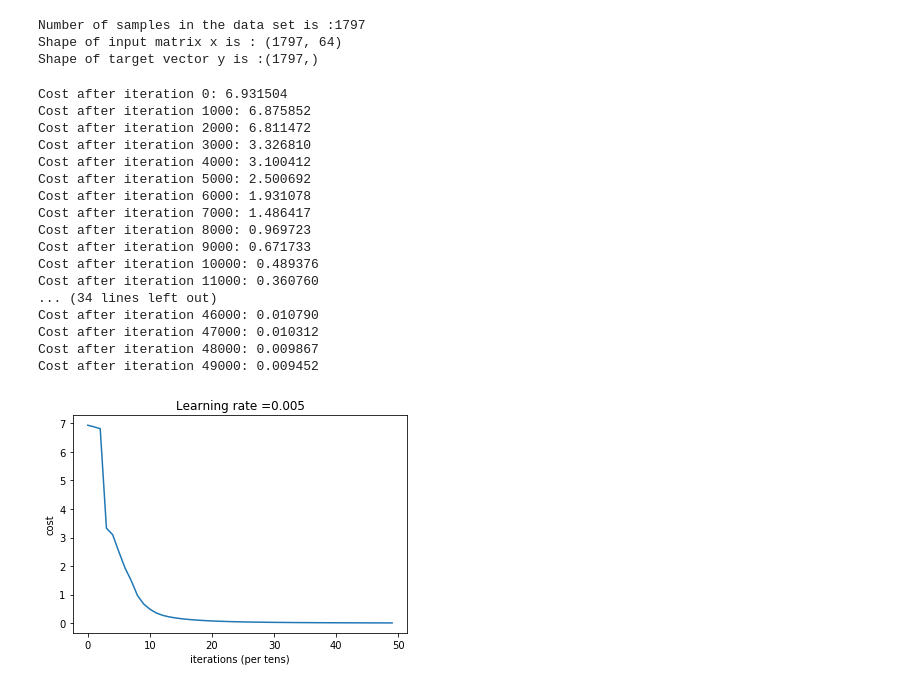
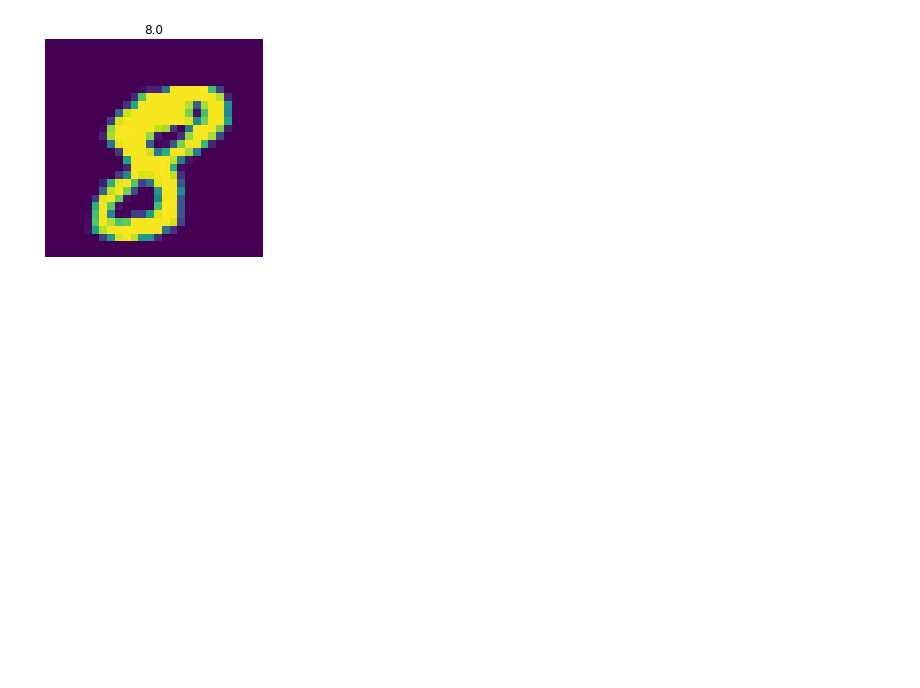
Before and after one commit to valeriagab/-neural_network, a Jupyter notebook: digit_from_scratch.ipynb, the cells around one changed output. Cells and saved outputs as stored; diff of their text form; code cells hidden in the pictures; blank space fills up the shorter version.

```diff
--- a/digit_from_scratch.ipynb
+++ b/digit_from_scratch.ipynb
@@ -29,13 +0,0 @@ for index,(image,label) in enumerate(images_and_labels[:15]):
-# %%
-#Define variables
-n_samples=len(digits.images)
-print("Number of samples in the data set is :"+ str(n_samples))
-
-x=digits.data
-print("Shape of input matrix x is : "+str(x.shape))
-y=digits.target
-print("Shape of target vector y is :"+str(y.shape))
-# %% [output]
-Number of samples in the data set is :1797
-Shape of input matrix x is : (1797, 64)
-Shape of target vector y is :(1797,)
@@ -214,21 +0,0 @@ def L_layer_model(X, Y, layers_dims, learning_rate = 0.005, num_iterations = 300
-# %%
-parameters = L_layer_model(X_train, Y_train_, layers_dims, num_iterations = 50000, print_cost = True)
-# %% [output]
-Cost after iteration 0: 6.931504
-Cost after iteration 1000: 6.875852
-Cost after iteration 2000: 6.811472
-Cost after iteration 3000: 3.326810
-Cost after iteration 4000: 3.100412
-Cost after iteration 5000: 2.500692
-Cost after iteration 6000: 1.931078
-Cost after iteration 7000: 1.486417
-Cost after iteration 8000: 0.969723
-Cost after iteration 9000: 0.671733
-Cost after iteration 10000: 0.489376
-Cost after iteration 11000: 0.360760
-... (34 lines left out)
-Cost after iteration 46000: 0.010790
-Cost after iteration 47000: 0.010312
-Cost after iteration 48000: 0.009867
-Cost after iteration 49000: 0.009452
-[figure, removed]
@@ -234,0 +12,45 @@ Cost after iteration 49000: 0.009452
+# %%
+# Prepare Dataset
+# load data
+train = pd.read_csv("train.csv",dtype = np.float32)
+
+# split data into features(pixels) and labels(numbers from 0 to 9)
+targets_numpy = train.label.values
+features_numpy = train.loc[:,train.columns != "label"].values/255 # normalization
+
+# train test split. Size of train data is 80% and size of test data is 20%.
+features_train, features_test, targets_train, targets_test = train_test_split(features_numpy,
+                                                                             targets_numpy,
+                                                                             test_size = 0.2,
+                                                                             random_state = 42)
+
+# create feature and targets tensor for train set. As you remember we need variable to accumulate gradients. Therefore first we create tensor, then we will create variable
+featuresTrain = torch.from_numpy(features_train)
+targetsTrain = torch.from_numpy(targets_train).type(torch.LongTensor) # data type is long
+
+# create feature and targets tensor for test set.
+featuresTest = torch.from_numpy(features_test)
+targetsTest = torch.from_numpy(targets_test).type(torch.LongTensor) # data type is long
+
+# batch_size, epoch and iteration
+batch_size = 100
+n_iters = 10000
+num_epochs = n_iters / (features_numpy.shape[0] / batch_size)
+num_epochs = int(num_epochs)
+
+# Pytorch train and test sets
+train = torch.utils.data.TensorDataset(featuresTrain,targetsTrain)
+test = torch.utils.data.TensorDataset(featuresTest,targetsTest)
+
+# data loader
+train_loader = DataLoader(train, batch_size = batch_size, shuffle = False)
+test_loader = DataLoader(test, batch_size = batch_size, shuffle = False)
+
+# visualize one of the images in data set
+plt.imshow(features_numpy[10].reshape(28,28))
+plt.axis("off")
+plt.title(str(targets_numpy[10]))
+plt.savefig('graph.png')
+plt.show()
+# %% [output]
+[figure, added]
```
Also changed, not shown: parts of 35 cells of this notebook.
